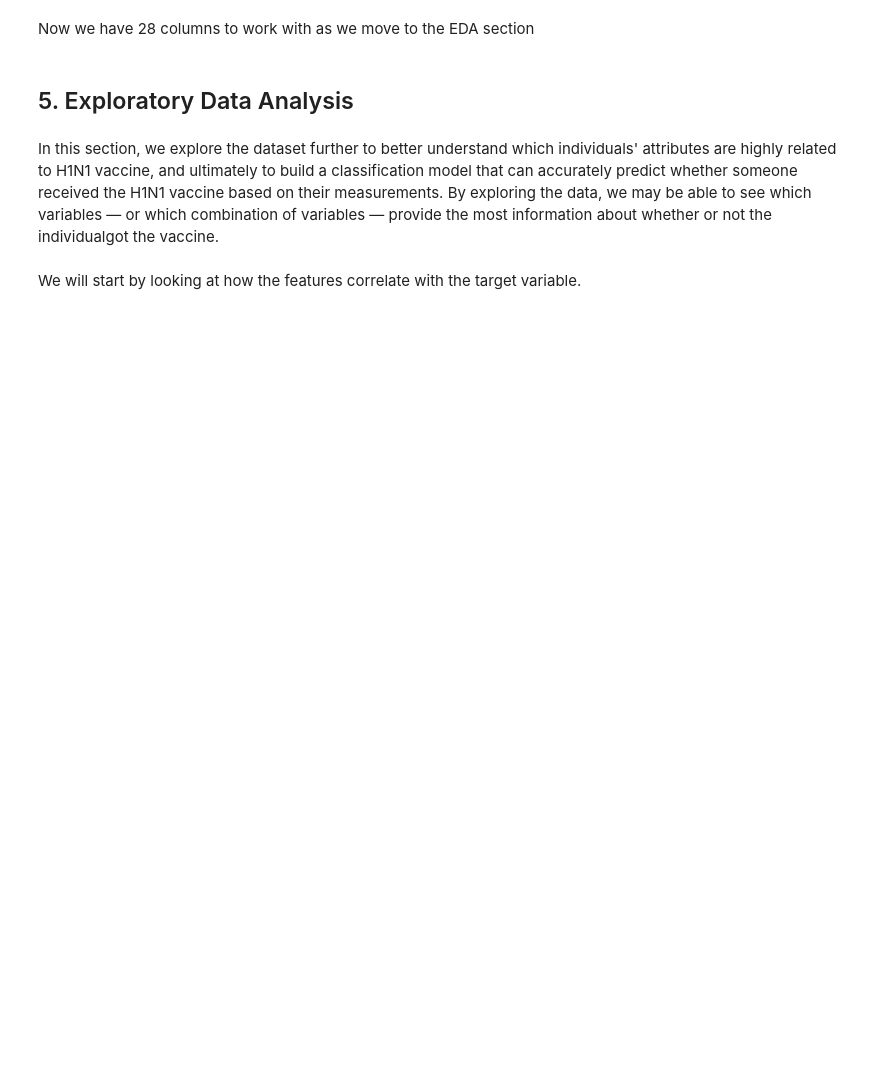
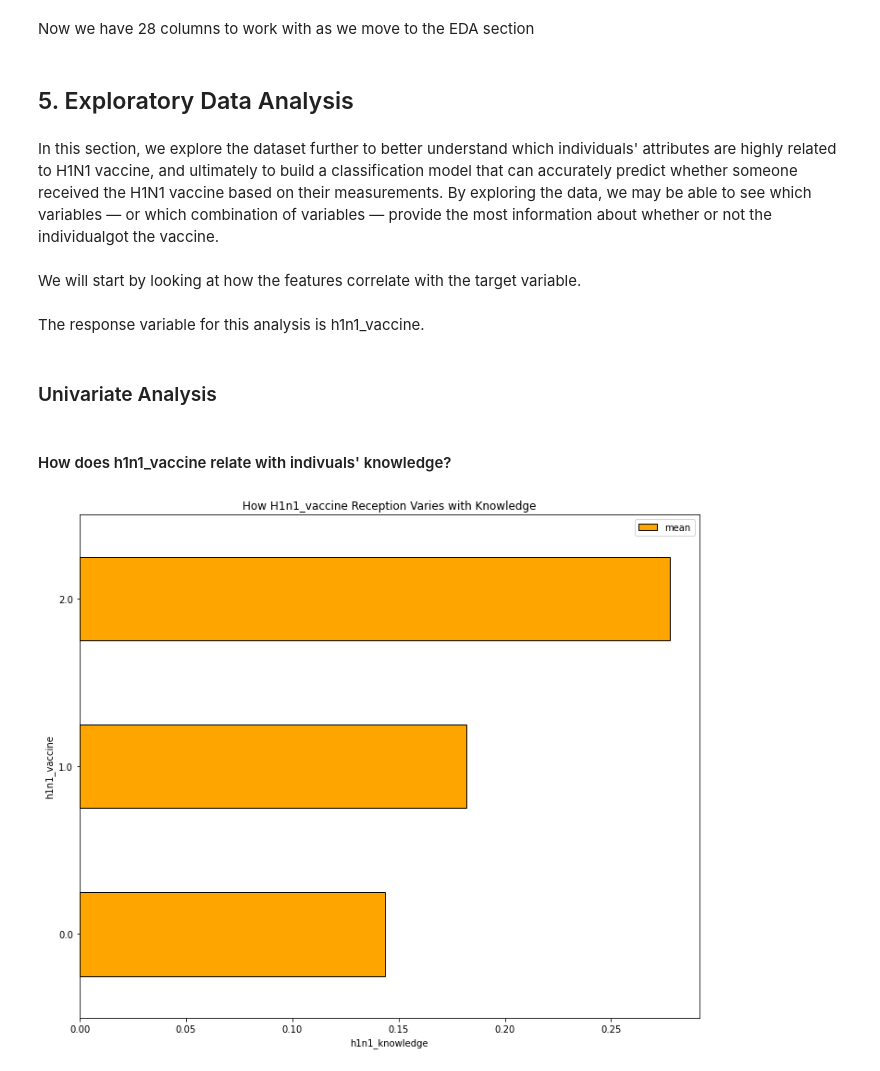
Before and after one commit to CatherineChelagat/Predicting-how-likely-individuals-are-to-receive-H1N1-vaccines, a Jupyter notebook: A Classification Model for Predicting Whether Individuals got their H1N1 Vaccines.ipynb, the cells around one changed output. Saved outputs shown, nothing was run; the diff lists cells and outputs as text; code cells hidden in the pictures; blank space fills up the shorter version.

```diff
--- a/A Classification Model for Predicting Whether Individuals got their H1N1 Vaccines.ipynb
+++ b/A Classification Model for Predicting Whether Individuals got their H1N1 Vaccines.ipynb
@@ -311,6 +308,6 @@ First, we handle these missing values by filling with the mode.
 # %%
 # handling missing values in the remaining columns
-joined_df=joined_df.fillna(joined_df.mode())
+joined_df.fillna(method="bfill", inplace=True)
 joined_df.head()
 # %% [output]
 |  | respondent_id | h1n1_concern | h1n1_knowledge | behavioral_antiviral_meds | behavioral_avoidance | ... |
@@ -543,3 +358,20 @@ Now we have 28 columns to work with as we move to the EDA section
 In this section, we explore the dataset further to better understand which individuals' attributes are highly related to H1N1 vaccine, and ultimately to build a classification model that can accurately predict whether someone received the H1N1 vaccine based on their measurements. By exploring the data, we may be able to see which variables — or which combination of variables — provide the most information about whether or not the individualgot the vaccine.
 # %% [markdown]
 We will start by looking at how the features correlate with the target variable.
+# %% [markdown]
+The response variable for this analysis is h1n1_vaccine.
+# %% [markdown]
+### Univariate Analysis
+# %% [markdown]
+#### How does h1n1_vaccine relate with indivuals' knowledge?
+# %%
+# Plotting h1n1 vaccine proportion in relation to individuals concern
+joined_df.groupby('h1n1_knowledge')['h1n1_vaccine'].agg(['mean']).plot(kind='barh',
+                                                                figsize=(12,10),
+                                                                color='orange',
+                                                                edgecolor="black")
+plt.xlabel('h1n1_knowledge')
+plt.ylabel('h1n1_vaccine')
+plt.title('How H1n1_vaccine Reception Varies with Knowledge');
+# %% [output]
+[figure, added]
```
Also changed, not shown: parts of 39 cells of this notebook.
